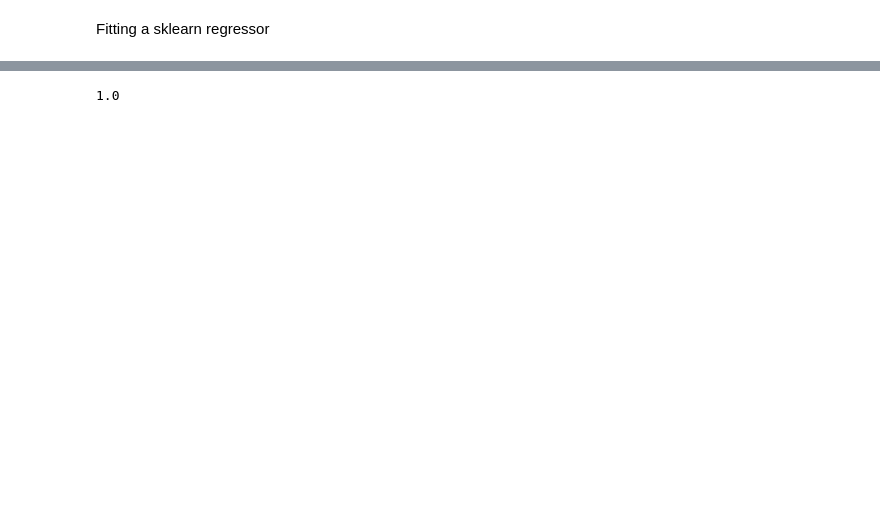
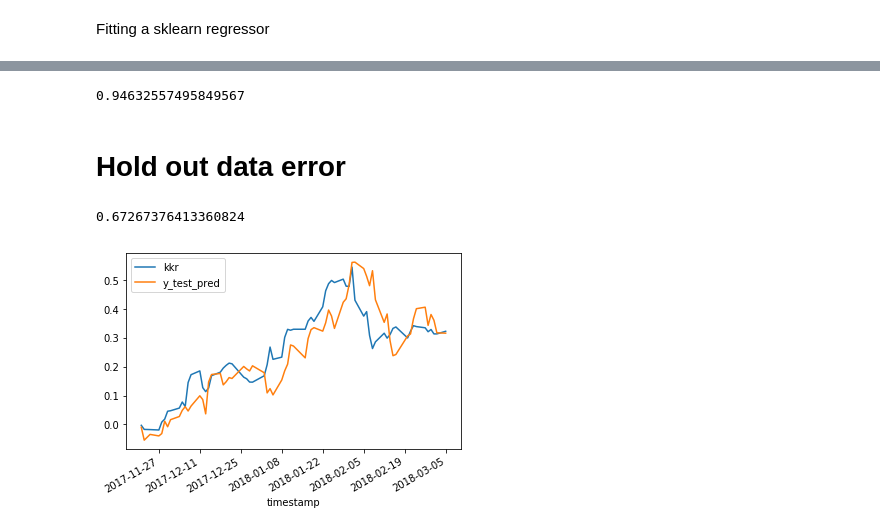
Before and after one commit to fzeeshan/TimeSeries, a Jupyter notebook: 1-Regression.ipynb, the cells around one changed output, grey strips where cells are left out. Cells and saved outputs as stored; diff of their text form; code cells hidden in the pictures; blank space fills up the shorter version.

```diff
--- a/1-Regression.ipynb
+++ b/1-Regression.ipynb
@@ -120,7 +168,19 @@ GridSearchCV(cv=None, error_score='raise',
 # %%
-gs.score(X,y)
+gs.score(X_train,y_train)
 # %% [output]
-1.0
+0.94632557495849567
 # %%
 def mape(y_pred,y_true):
     return np.mean(np.abs((y_true - y_pred) / y_true)) * 100
+# %% [markdown]
+# Hold out data error
+# %%
+gs.score(X_test, y_test)
+# %% [output]
+0.67267376413360824
+# %%
+y_test_pred = pd.Series(lm.predict(X_test), name='y_test_pred', index=y_test.index)
+both_y_test = pd.concat([y_test, y_test_pred], axis=1)
+both_y_test.plot();
+# %% [output]
+[figure, added]
```
Also changed, not shown: parts of 13 cells of this notebook.
